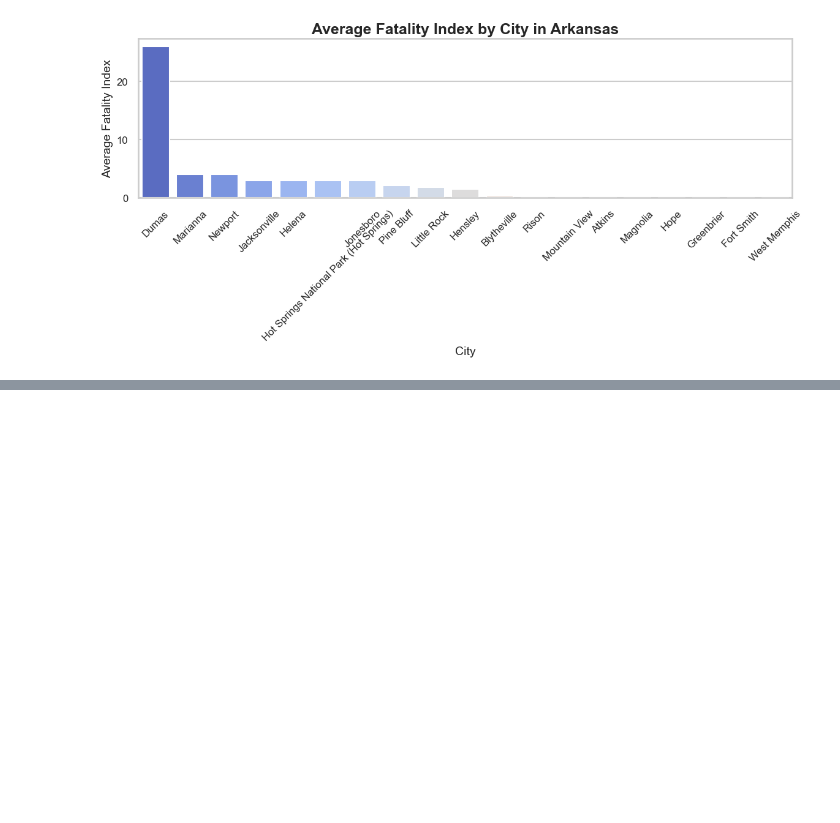
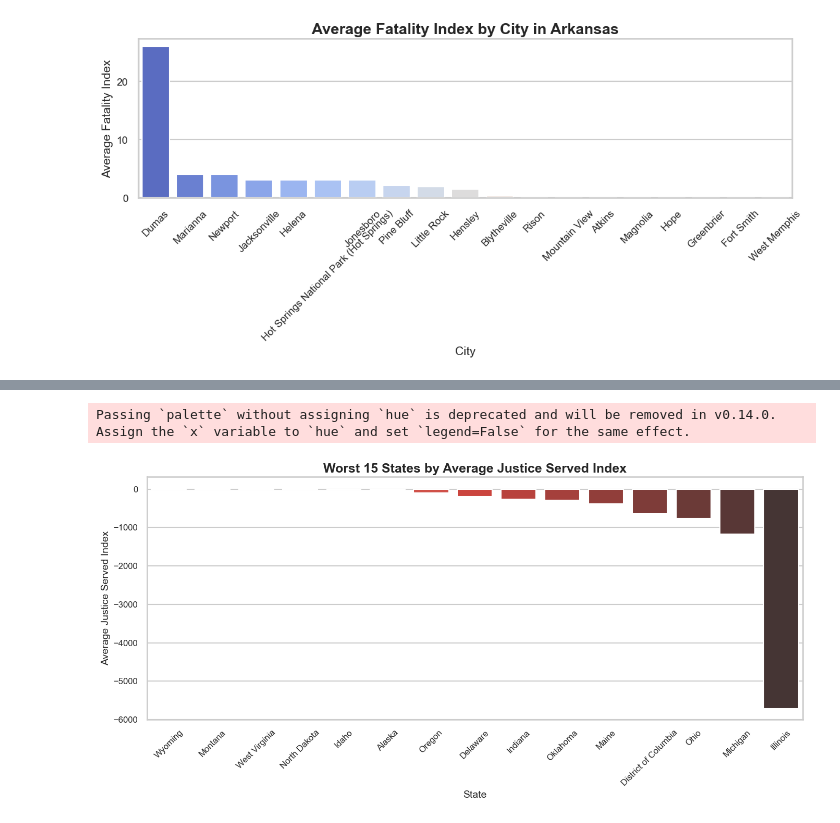
Before and after one commit to dhylan01/ECE143Group16, a Jupyter notebook: analysis.ipynb, the cells around one changed output, grey strips where cells are left out. Cells and saved outputs as stored; diff of their text form; code cells hidden in the pictures; blank space fills up the shorter version.

```diff
--- a/analysis.ipynb
+++ b/analysis.ipynb
@@ -258,0 +615,16 @@ fig_injured.show()
+# %%
+# Bottom 15 States by Justice Index
+state_police_worst = df_added4.groupby('State')['Justice Served Index'].mean().sort_values(ascending=False).tail(15)
+
+plt.figure(figsize=(14, 7))
+sns.barplot(x=state_police_worst.index, y=state_police_worst.values, palette='Reds_d')
+plt.title('Worst 15 States by Average Justice Served Index', fontsize=18, weight='bold')
+plt.xlabel('State', fontsize=14)
+plt.ylabel('Average Justice Served Index', fontsize=14)
+plt.xticks(rotation=45, fontsize=12)
+plt.yticks(fontsize=12)
+plt.tight_layout()
+plt.show()
+# %% [output]
+Passing `palette` without assigning `hue` is deprecated and will be removed in v0.14.0. Assign the `x` variable to `hue` and set `legend=False` for the same effect.
+[figure, added]
```
Also changed, not shown: parts of 31 cells of this notebook, 10 other files.
